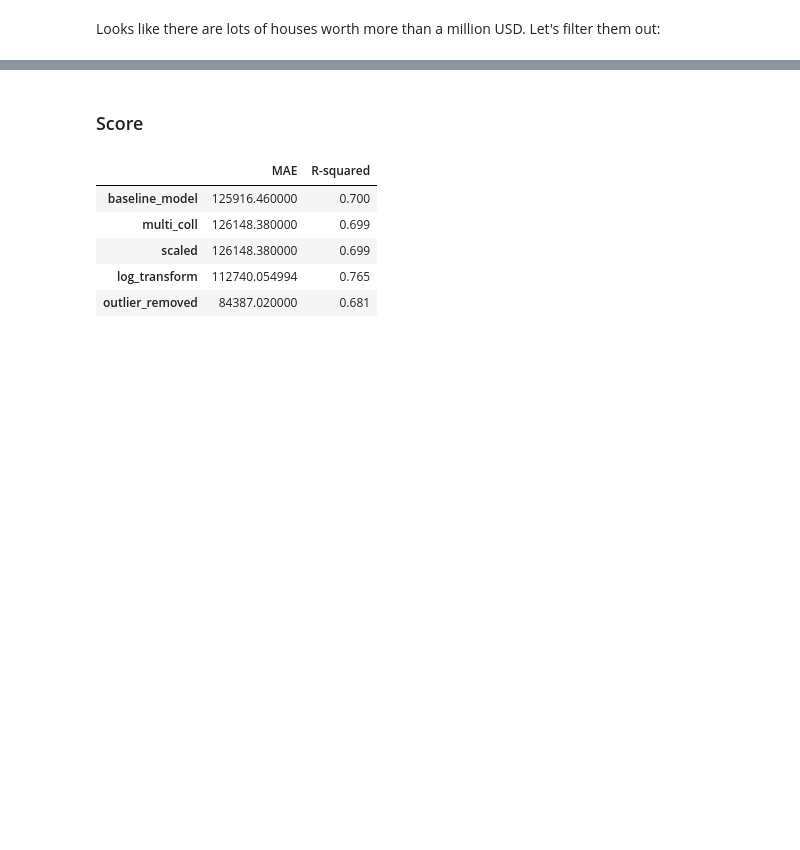
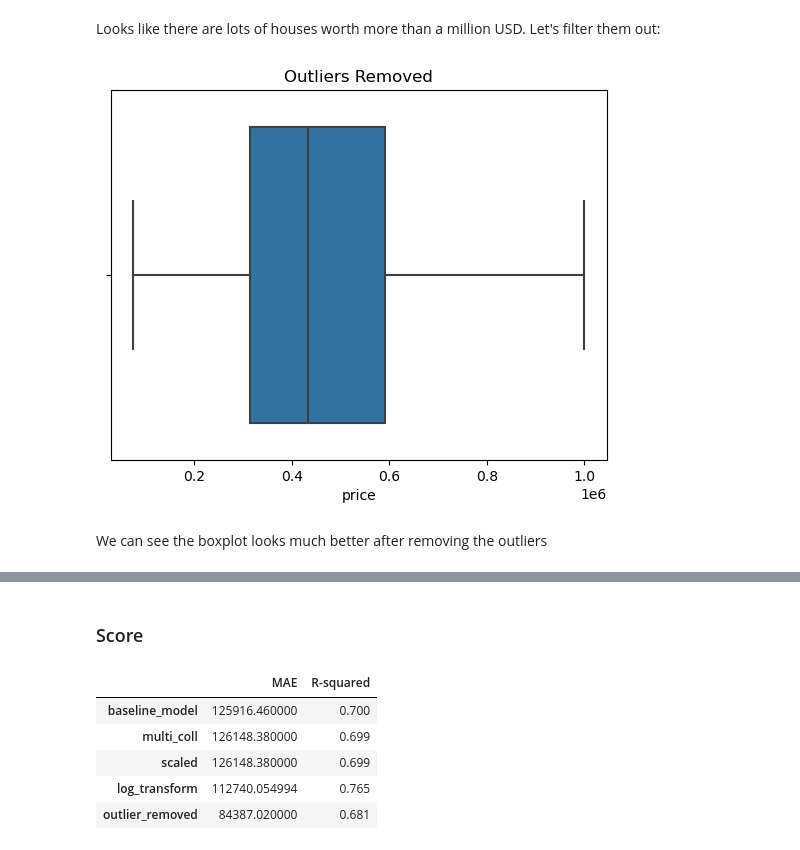
Before and after one commit to rahulakrish/linear_regression, a Jupyter notebook: notebook.ipynb, the cells around one changed output, grey strips where cells are left out. Drawn from its saved outputs; the diff is of its cells as text; code cells hidden in the pictures; blank space fills up the shorter version.

```diff
--- a/notebook.ipynb
+++ b/notebook.ipynb
@@ -719,6 +719,15 @@ df3 = df.copy()
 
 #dropping high-value houses
 df3.drop(high_value.index,inplace=True)
+# %%
+#boxplot to viz outliers in price
+fig,ax = plt.subplots()
+sns.boxplot(x=df3['price'],ax=ax);
+ax.set_title('Outliers Removed');
+# %% [output]
+[figure, added]
+# %% [markdown]
+We can see the boxplot looks much better after removing the outliers
 # %%
 #fitting a new model
 outcome = 'price'
```
Also changed, not shown: parts of 18 cells of this notebook.
